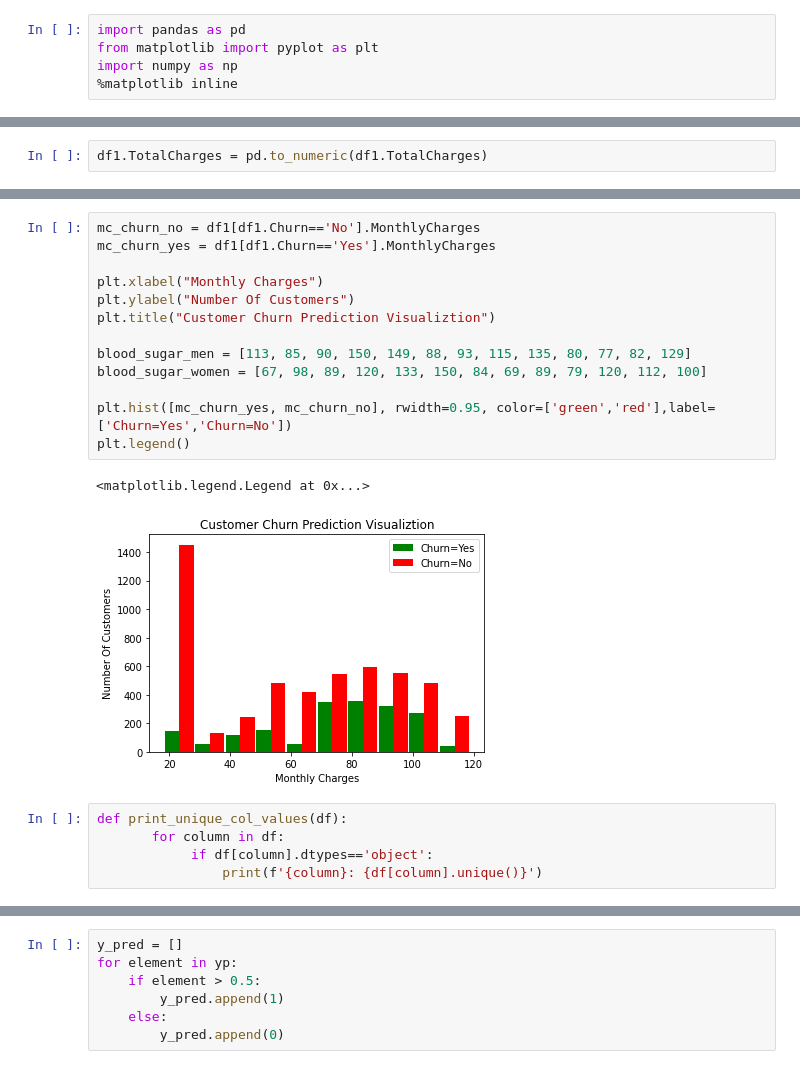
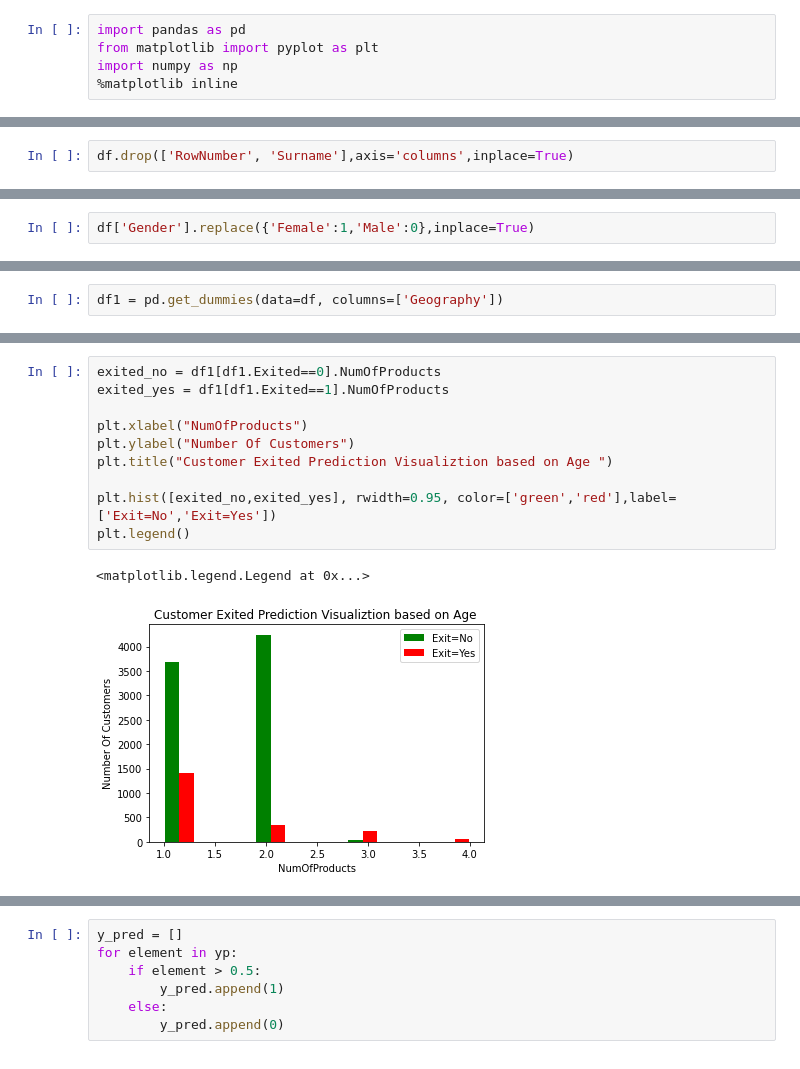
Before and after one commit to siddhilandge/NNDL_2022, a Jupyter notebook: Practical 1.ipynb, the cells around one changed output, grey strips where cells are left out. Drawn from its saved outputs; the diff is of its cells as text.

```diff
--- a/Practical 1.ipynb
+++ b/Practical 1.ipynb
@@ -70,0 +29,2 @@ df[pd.to_numeric(df.TotalCharges,errors='coerce').isnull()]
+# %%
+df.drop(['RowNumber', 'Surname'],axis='columns',inplace=True)
@@ -85,0 +59,2 @@ df1.shape
+# %%
+df['Gender'].replace({'Female':1,'Male':0},inplace=True)
@@ -85,0 +75,2 @@ df1.shape
+# %%
+df1 = pd.get_dummies(data=df, columns=['Geography'])
@@ -105,3 +107 @@ Churn                object
 dtype: object
-# %%
-df1.TotalCharges = pd.to_numeric(df1.TotalCharges)
@@ -150,21 +134,13 @@ plt.legend()
 # %%
-mc_churn_no = df1[df1.Churn=='No'].MonthlyCharges
-mc_churn_yes = df1[df1.Churn=='Yes'].MonthlyCharges
+exited_no = df1[df1.Exited==0].NumOfProducts
+exited_yes = df1[df1.Exited==1].NumOfProducts
 
-plt.xlabel("Monthly Charges")
+plt.xlabel("NumOfProducts")
 plt.ylabel("Number Of Customers")
-plt.title("Customer Churn Prediction Visualiztion")
+plt.title("Customer Exited Prediction Visualiztion based on Age ")
 
-blood_sugar_men = [113, 85, 90, 150, 149, 88, 93, 115, 135, 80, 77, 82, 129]
-blood_sugar_women = [67, 98, 89, 120, 133, 150, 84, 69, 89, 79, 120, 112, 100]
-
-plt.hist([mc_churn_yes, mc_churn_no], rwidth=0.95, color=['green','red'],label=['Churn=Yes','Churn=No'])
+plt.hist([exited_no,exited_yes], rwidth=0.95, color=['green','red'],label=['Exit=No','Exit=Yes'])
 plt.legend()
 # %% [output]
 <matplotlib.legend.Legend at 0x...>
-[figure, old version]
+[figure, new version]
-# %%
-def print_unique_col_values(df):
-       for column in df:
-            if df[column].dtypes=='object':
-                print(f'{column}: {df[column].unique()}')
```
Also changed, not shown: parts of 57 cells of this notebook.
